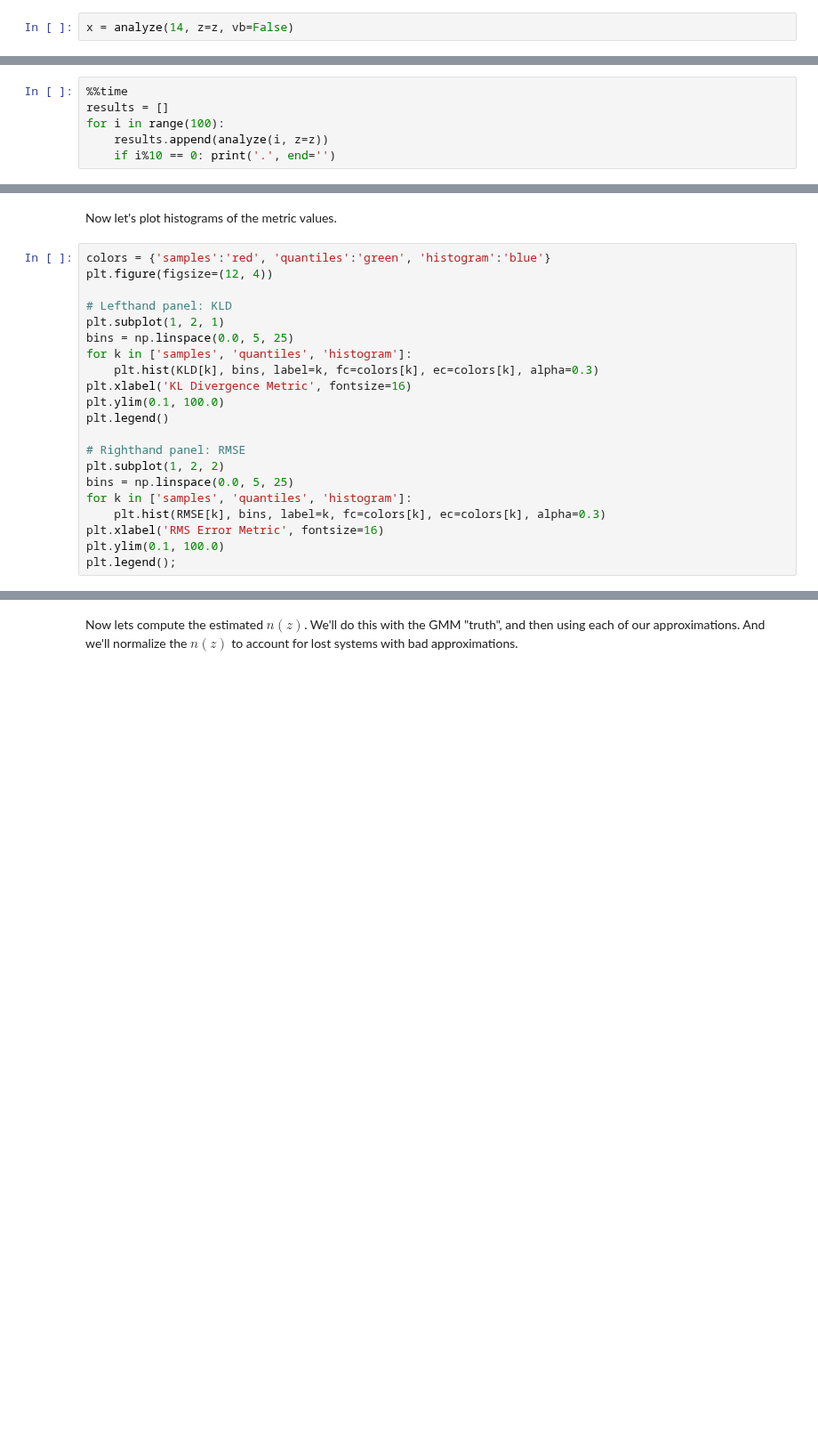
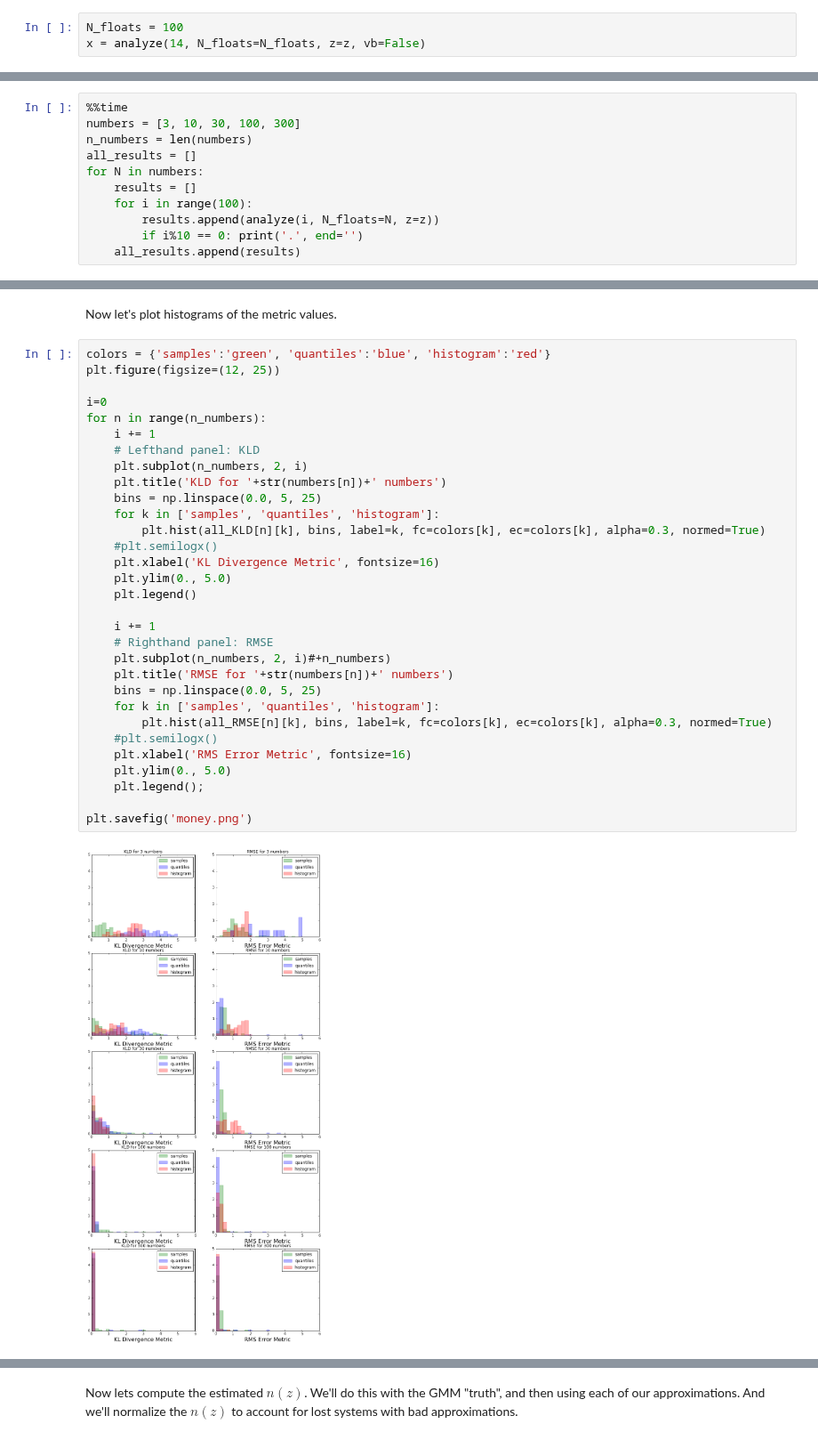
Before and after one commit to aimalz/qp, a Jupyter notebook: docs/desc-0000-qp-photo-z_approximation/research/data_exploration.ipynb, the cells around one changed output, grey strips where cells are left out. Shown at 89% size. Drawn from its saved outputs; the diff is of its cells as text; blank space fills up the shorter version.

Commit message:
updated notebook to compare number of parameters

```diff
--- a/docs/desc-0000-qp-photo-z_approximation/research/data_exploration.ipynb
+++ b/docs/desc-0000-qp-photo-z_approximation/research/data_exploration.ipynb
@@ -156,6 +192,7 @@ def analyze(chosen, vb=False, z=None):
 
     return result
 # %%
-x = analyze(14, z=z, vb=False)
+N_floats = 100
+x = analyze(14, N_floats=N_floats, z=z, vb=False)
 # %%
 x.keys()
@@ -172,6 +238,11 @@ OK, now lets's loop over the first 100 galaxies, and look at the distribution of
 # %%
 %%time
-results = []
-for i in range(100):
-    results.append(analyze(i, z=z))
-    if i%10 == 0: print('.', end='')
+numbers = [3, 10, 30, 100, 300]
+n_numbers = len(numbers)
+all_results = []
+for N in numbers:
+    results = []
+    for i in range(100):
+        results.append(analyze(i, N_floats=N, z=z))
+        if i%10 == 0: print('.', end='')
+    all_results.append(results)
@@ -191,26 +269,38 @@ for approximation in results[0]['KLD'].keys():
 # %% [markdown]
 Now let's plot histograms of the metric values.
 # %%
-colors = {'samples':'red', 'quantiles':'green', 'histogram':'blue'}
-plt.figure(figsize=(12, 4))
+colors = {'samples':'green', 'quantiles':'blue', 'histogram':'red'}
+plt.figure(figsize=(12, 25))
 
-# Lefthand panel: KLD
-plt.subplot(1, 2, 1)
-bins = np.linspace(0.0, 5, 25)
-for k in ['samples', 'quantiles', 'histogram']:
-    plt.hist(KLD[k], bins, label=k, fc=colors[k], ec=colors[k], alpha=0.3)
-plt.xlabel('KL Divergence Metric', fontsize=16)
-plt.ylim(0.1, 100.0)
-plt.legend()
+i=0
+for n in range(n_numbers):
+    i += 1
+    # Lefthand panel: KLD
+    plt.subplot(n_numbers, 2, i)
+    plt.title('KLD for '+str(numbers[n])+' numbers')
+    bins = np.linspace(0.0, 5, 25)
+    for k in ['samples', 'quantiles', 'histogram']:
+        plt.hist(all_KLD[n][k], bins, label=k, fc=colors[k], ec=colors[k], alpha=0.3, normed=True)
+    #plt.semilogx()
+    plt.xlabel('KL Divergence Metric', fontsize=16)
+    plt.ylim(0., 5.0)
+    plt.legend()
 
-# Righthand panel: RMSE
-plt.subplot(1, 2, 2)
-bins = np.linspace(0.0, 5, 25)
-for k in ['samples', 'quantiles', 'histogram']:
-    plt.hist(RMSE[k], bins, label=k, fc=colors[k], ec=colors[k], alpha=0.3)
-plt.xlabel('RMS Error Metric', fontsize=16)
-plt.ylim(0.1, 100.0)
-plt.legend();
+    i += 1
+    # Righthand panel: RMSE
+    plt.subplot(n_numbers, 2, i)#+n_numbers)
+    plt.title('RMSE for '+str(numbers[n])+' numbers')
+    bins = np.linspace(0.0, 5, 25)
+    for k in ['samples', 'quantiles', 'histogram']:
+        plt.hist(all_RMSE[n][k], bins, label=k, fc=colors[k], ec=colors[k], alpha=0.3, normed=True)
+    #plt.semilogx()
+    plt.xlabel('RMS Error Metric', fontsize=16)
+    plt.ylim(0., 5.0)
+    plt.legend();
+
+plt.savefig('money.png')
+# %% [output]
+[figure, added]
 # %% [markdown]
 Interesting: looks like the quantile approximation does better in RMSE, but only slightly better in KLD. Histogram does noticeably worse in both metrics.
 
```
Also changed, not shown: parts of 16 cells of this notebook.
